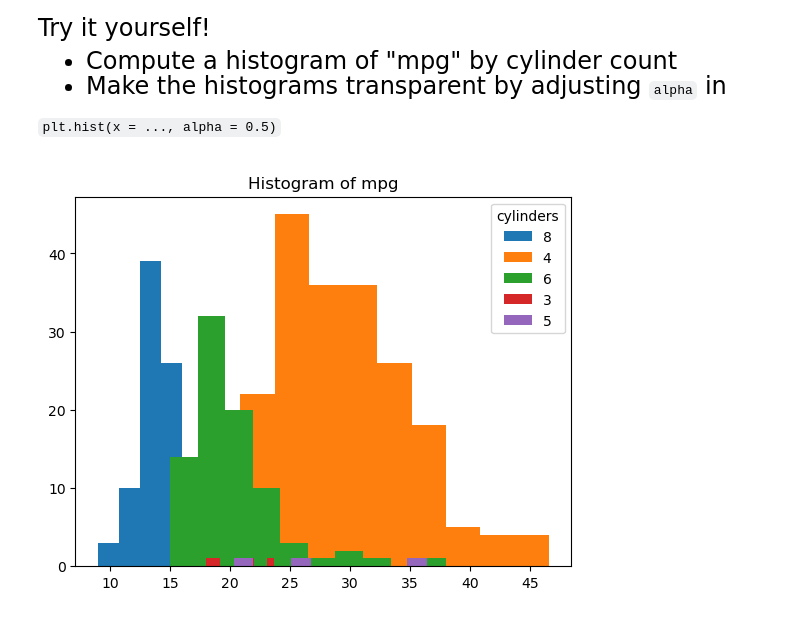
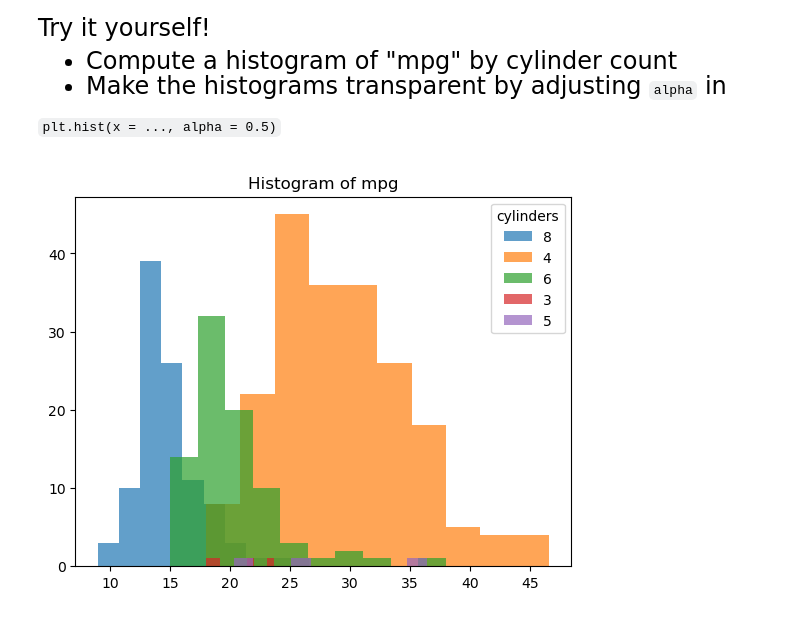
Before and after one commit to jadarro/qtm151_fall_2023, a Jupyter notebook: lecture_09/personal_lecture9.ipynb, the cells around one changed output. Drawn from its saved outputs; the diff is of its cells as text; code cells hidden in the pictures.

```diff
--- a/lecture_09/personal_lecture9.ipynb
+++ b/lecture_09/personal_lecture9.ipynb
@@ -671,13 +671,13 @@ Try it yourself!
 # %%
 # Write your own code
 list_unique_cylinders = pd.unique(carfeatures["cylinders"])
 
 for category in list_unique_cylinders:
     df = carfeatures.query("cylinders == @category")
-    plt.hist(x = df["mpg"])
+    plt.hist(x = df["mpg"], alpha = 0.7)
 plt.title("Histogram of mpg")
 plt.legend(labels = list_unique_cylinders,
            title = "cylinders")
 plt.show()
 # %% [output]
-[figure, old version]
+[figure, new version]
```
